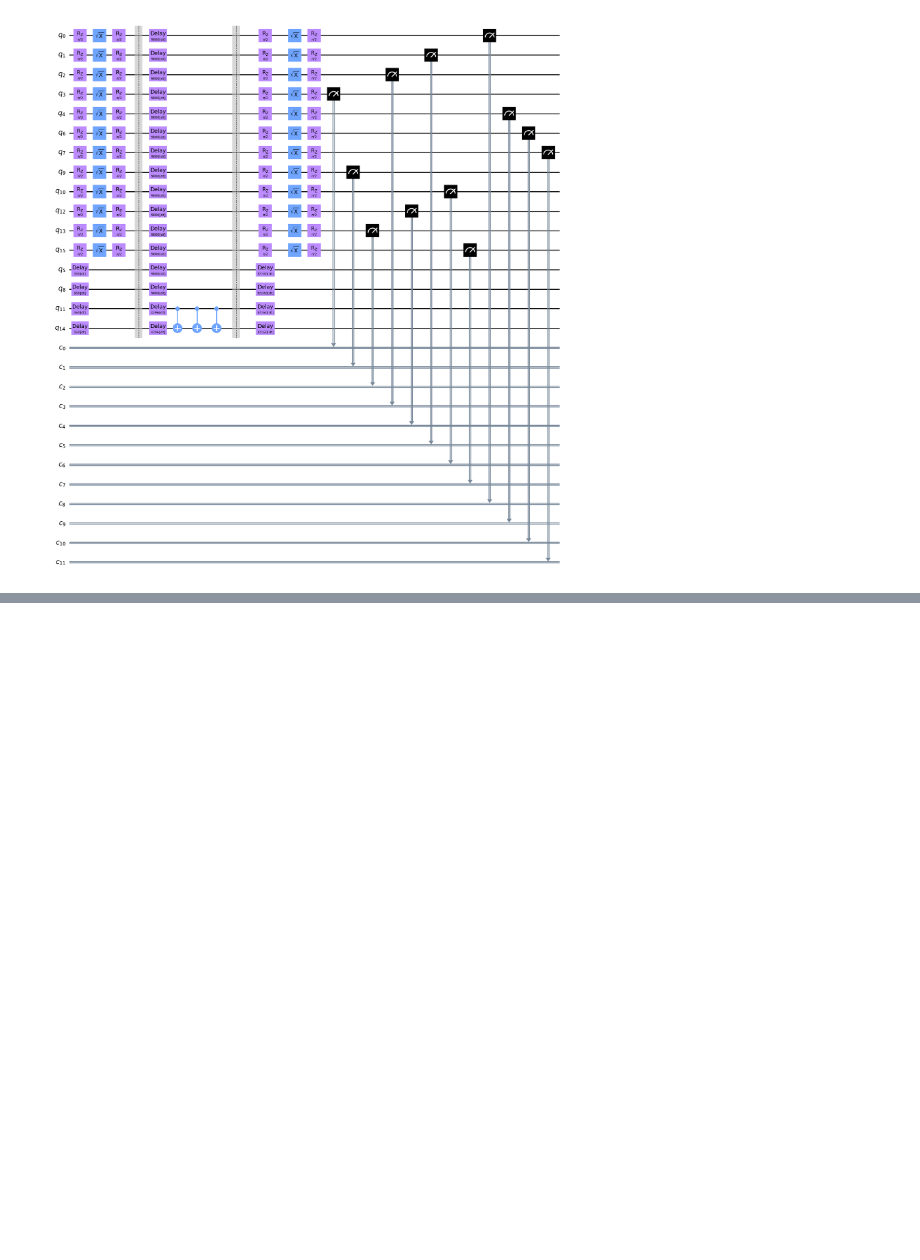
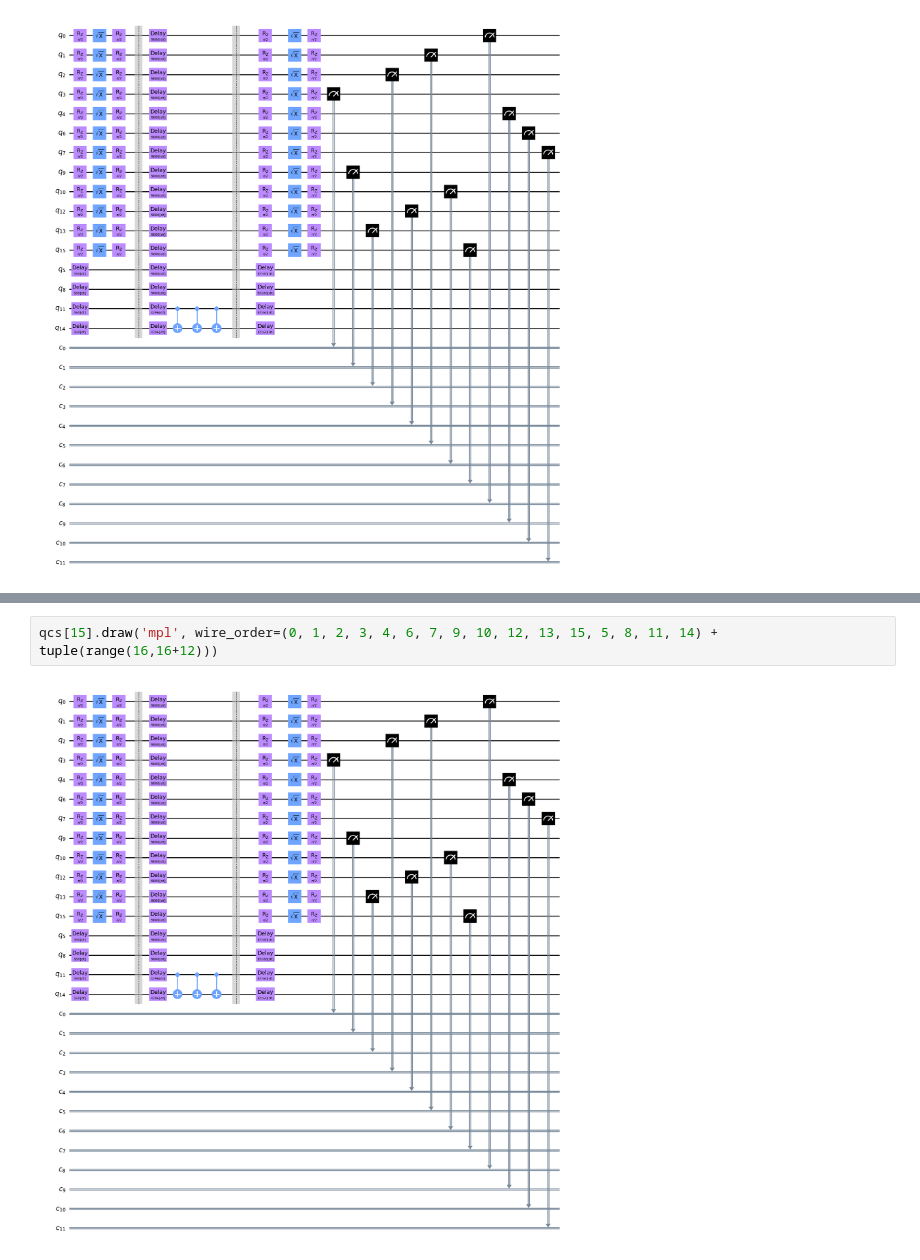
Before and after one commit to thspreetham98/quantum_snooping_v1, a Jupyter notebook: analysis/4_qubit_chain_5_8_11_14_guadalupe_time_window.ipynb, the cells around one changed output, grey strips where cells are left out. Cells and saved outputs as stored; diff of their text form; blank space fills up the shorter version.

```diff
--- a/analysis/4_qubit_chain_5_8_11_14_guadalupe_time_window.ipynb
+++ b/analysis/4_qubit_chain_5_8_11_14_guadalupe_time_window.ipynb
@@ -198,0 +253,4 @@ qcs[15].draw('mpl', wire_order=(0, 1, 2, 3, 4, 6, 7, 9, 10, 12, 13, 15, 5, 8, 11
+# %%
+qcs[15].draw('mpl', wire_order=(0, 1, 2, 3, 4, 6, 7, 9, 10, 12, 13, 15, 5, 8, 11, 14) + tuple(range(16,16+12)))
+# %% [output]
+[figure, added]
```
Also changed, not shown: parts of 13 cells of this notebook, 3 other files.
